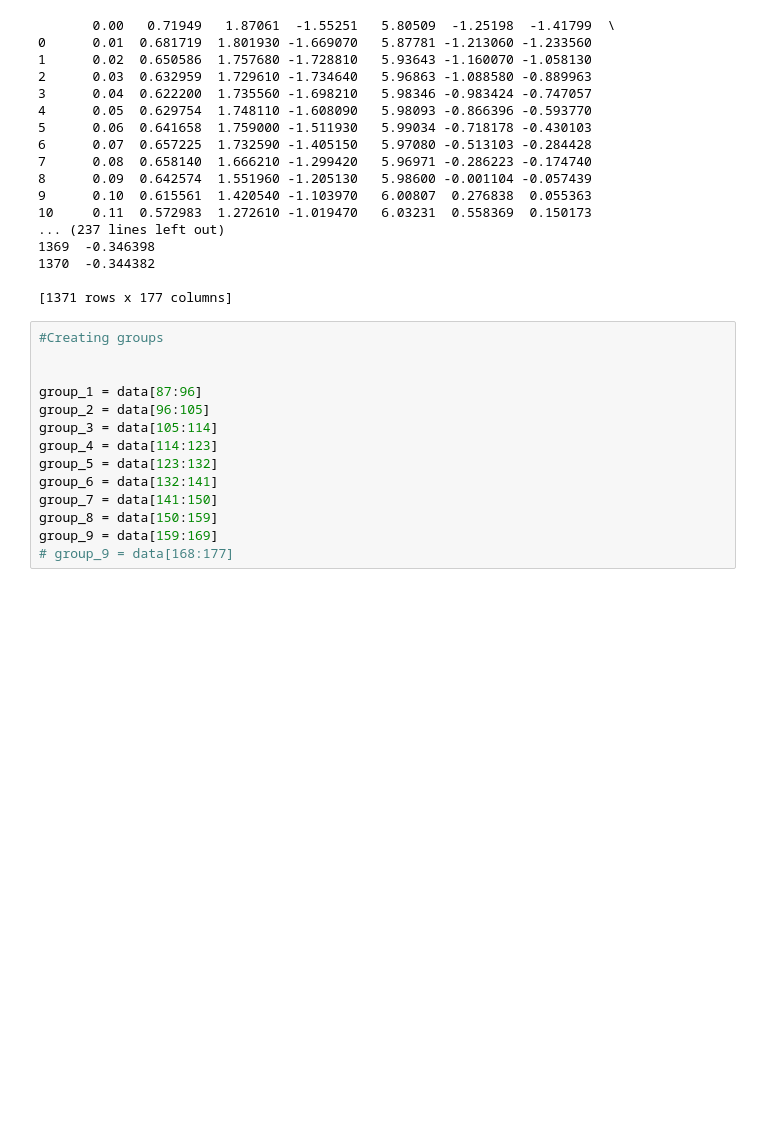
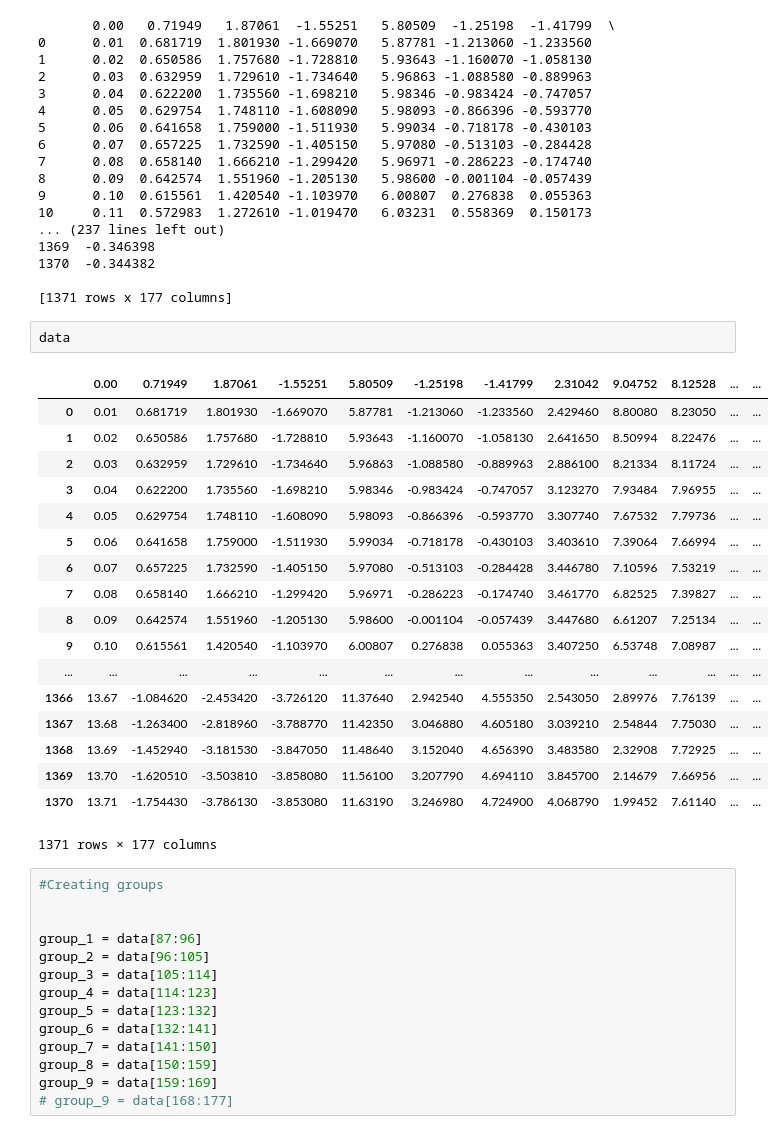
Before and after one commit to mariCampos/gait-analysis-som, a Jupyter notebook: SOM.ipynb, the cells around one changed output. Saved outputs shown, nothing was run; the diff lists cells and outputs as text; blank space fills up the shorter version.

```diff
--- a/SOM.ipynb
+++ b/SOM.ipynb
@@ -52,6 +52,27 @@ print(data)
 1370  -0.344382
 
 [1371 rows x 177 columns]
+# %%
+data
+# %% [output]
+|  | 0.00 | 0.71949 | 1.87061 | -1.55251 | 5.80509 | -1.25198 | -1.41799 | 2.31042 | 9.04752 | 8.12528 | ... | ... |
+| 0 | 0.01 | 0.681719 | 1.801930 | -1.669070 | 5.87781 | -1.213060 | -1.233560 | 2.429460 | 8.80080 | 8.23050 | ... | ... |
+| 1 | 0.02 | 0.650586 | 1.757680 | -1.728810 | 5.93643 | -1.160070 | -1.058130 | 2.641650 | 8.50994 | 8.22476 | ... | ... |
+| 2 | 0.03 | 0.632959 | 1.729610 | -1.734640 | 5.96863 | -1.088580 | -0.889963 | 2.886100 | 8.21334 | 8.11724 | ... | ... |
+| 3 | 0.04 | 0.622200 | 1.735560 | -1.698210 | 5.98346 | -0.983424 | -0.747057 | 3.123270 | 7.93484 | 7.96955 | ... | ... |
+| 4 | 0.05 | 0.629754 | 1.748110 | -1.608090 | 5.98093 | -0.866396 | -0.593770 | 3.307740 | 7.67532 | 7.79736 | ... | ... |
+| 5 | 0.06 | 0.641658 | 1.759000 | -1.511930 | 5.99034 | -0.718178 | -0.430103 | 3.403610 | 7.39064 | 7.66994 | ... | ... |
+| 6 | 0.07 | 0.657225 | 1.732590 | -1.405150 | 5.97080 | -0.513103 | -0.284428 | 3.446780 | 7.10596 | 7.53219 | ... | ... |
+| 7 | 0.08 | 0.658140 | 1.666210 | -1.299420 | 5.96971 | -0.286223 | -0.174740 | 3.461770 | 6.82525 | 7.39827 | ... | ... |
+| 8 | 0.09 | 0.642574 | 1.551960 | -1.205130 | 5.98600 | -0.001104 | -0.057439 | 3.447680 | 6.61207 | 7.25134 | ... | ... |
+| 9 | 0.10 | 0.615561 | 1.420540 | -1.103970 | 6.00807 | 0.276838 | 0.055363 | 3.407250 | 6.53748 | 7.08987 | ... | ... |
+| ... | ... | ... | ... | ... | ... | ... | ... | ... | ... | ... | ... | ... |
+| 1366 | 13.67 | -1.084620 | -2.453420 | -3.726120 | 11.37640 | 2.942540 | 4.555350 | 2.543050 | 2.89976 | 7.76139 | ... | ... |
+| 1367 | 13.68 | -1.263400 | -2.818960 | -3.788770 | 11.42350 | 3.046880 | 4.605180 | 3.039210 | 2.54844 | 7.75030 | ... | ... |
+| 1368 | 13.69 | -1.452940 | -3.181530 | -3.847050 | 11.48640 | 3.152040 | 4.656390 | 3.483580 | 2.32908 | 7.72925 | ... | ... |
+| 1369 | 13.70 | -1.620510 | -3.503810 | -3.858080 | 11.56100 | 3.207790 | 4.694110 | 3.845700 | 2.14679 | 7.66956 | ... | ... |
+| 1370 | 13.71 | -1.754430 | -3.786130 | -3.853080 | 11.63190 | 3.246980 | 4.724900 | 4.068790 | 1.99452 | 7.61140 | ... | ... |
+1371 rows × 177 columns
 # %%
 #Creating groups
 
```
Also changed, not shown: parts of 2 cells of this notebook, 1 other file.
